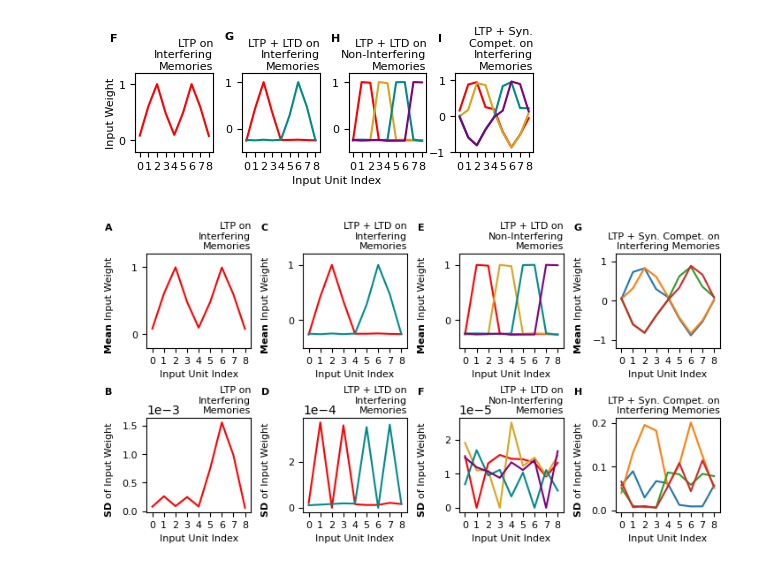
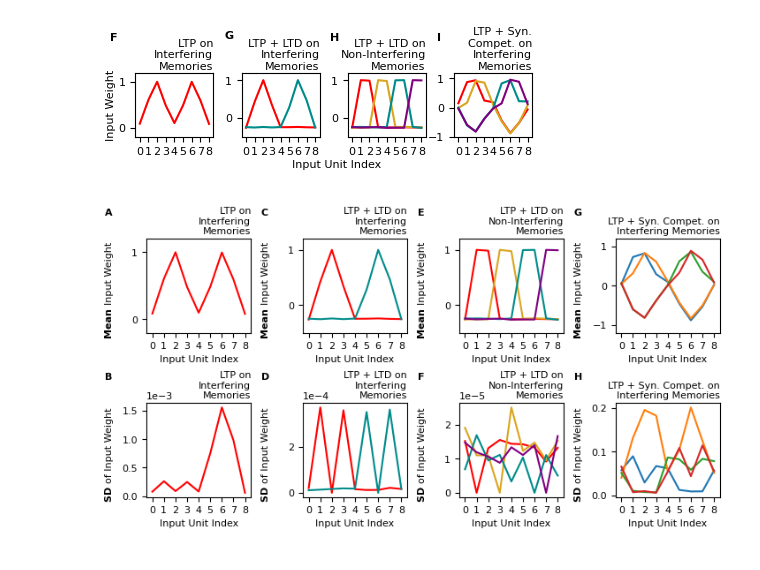
Before and after one commit to fccaa/Synaptic_Competition, a Jupyter notebook: Fig01.ipynb, the cells around one changed output. Cells and saved outputs as stored; diff of their text form; code cells hidden in the pictures.

```diff
--- a/Fig01.ipynb
+++ b/Fig01.ipynb
@@ -6,6 +6,11 @@ import scipy as sp
 
 import matplotlib.pyplot as plt
 
+
+plt.rcParams.update({'font.size': 8})
+# plt.rcParams.update({'font.family': "Sans"})
+plt.rcParams.update({'mathtext.fontset': "stix"})
+
 np.random.seed(1)
 # %%
 # Prepare the training data
@@ -136,7 +141,7 @@ list4_ltd_sep = [idx for idx in range(w_ltd_sep.shape[0]) if np.argsort(w_ltd_se
 # %%
 # The Plot of Fig 1
 
-papersize=(4.33, 1.7)
+papersize=(4.33, 1.5)
 fig = plt.figure(figsize=papersize)
 
 all_w = [w_ltp, w_ltd, w_ltd_sep, w_compet]
@@ -157,7 +162,7 @@ for idx in [0]:
     ax3 = axs[idx][3]
 
     label_left = -0.225
-    label_top = 1.4
+    label_top = 1.5
 
     ax0.text(label_left-0.1,label_top,labels[idx,0], fontsize=8,weight='bold', transform=ax0.transAxes)
     ax0.text(1,1.05,"LTP on\nInterfering\nMemories", fontsize=8, ha="right", transform=ax0.transAxes)
@@ -189,7 +194,7 @@ for idx in [0]:
     ax2.set_xlabel("Input Unit Index", fontsize=8)
     ax2.set_ylabel(" ", fontsize=8)
     ax2.yaxis.set_label_coords(-0.15,0.5)
-    ax2.xaxis.set_label_coords(-0.15,-0.3)
+    ax2.xaxis.set_label_coords(-0.15,-0.35)
     ax2.set_xticks( np.arange(9))
     ax2.set_yticks( [-1,0,1] )
     ax2.set_xlim((-0.5,8.5))
@@ -200,37 +205,37 @@ for idx in [0]:
     ax2.plot(w_ltd_sep[list3_ltd_sep[1]], color=colors2[2])
     ax2.plot(w_ltd_sep[list4_ltd_sep[1]], color=colors2[3])
 
     ax3.text(label_left,label_top,labels[idx,3], fontsize=8, weight='bold', transform=ax3.transAxes)
     ax3.text(1,1.05, "LTP + Syn.\nCompet. on\nInterfering\nMemories", fontsize=8, ha="right", transform=ax3.transAxes)
     ax3.set_xlabel(" ", fontsize=8)
     ax3.set_ylabel(" ", fontsize=8)
     ax3.yaxis.set_label_coords(-0.15,0.5)
     ax3.set_xticks( np.arange(9))
     ax3.set_yticks( [-1,0,1] )
     ax3.set_xlim((-0.5,8.5))
     ax3.set_ylim((-1,1.2))
     ax3.tick_params(labelsize=8)
     ax3.plot(w_compet[list1_compet[np.argmax(w_compet[list1_compet,1])]], color=colors2[0])
     ax3.plot(w_compet[list2_compet[np.argmax(w_compet[list2_compet,3])]], color=colors2[1])
     ax3.plot(w_compet[list3_compet[np.argmax(w_compet[list3_compet,5])]], color=colors2[2])
     ax3.plot(w_compet[list4_compet[np.argmax(w_compet[list4_compet,7])]], color=colors2[3])
 
     ax0 = None
     ax1 = None
     ax2 = None
     ax3 = None
 
-plt.subplots_adjust(left=0.1,
-                    bottom=-0.05,
+plt.subplots_adjust(left=0,
+                    bottom=0,
                     right=1,
-                    top=0.5,
+                    top=0.45,
                     wspace=0.3,
                     hspace=0)
 
 fig.tight_layout(pad=0.2,h_pad=0, w_pad=0.2)
 fig.savefig("Fig01_bottom.pdf")
 # %% [output]
-[figure, old version]
+[figure, new version]
 # %%
 # The plot of Fig S1
 
@@ -399,4 +404,4 @@ plt.subplots_adjust(left=0.075,
 
 plt.savefig("FigS01.pdf")
 # %% [output]
-[figure, old version]
+[figure, new version]
```
Also changed, not shown: parts of 1 cell of this notebook, 5 other files.
